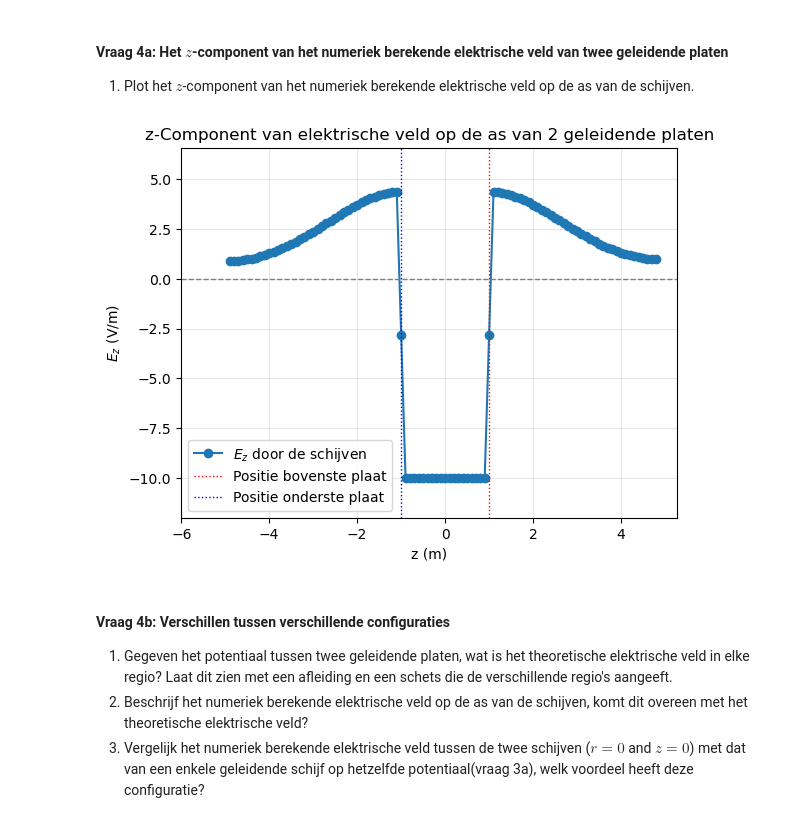
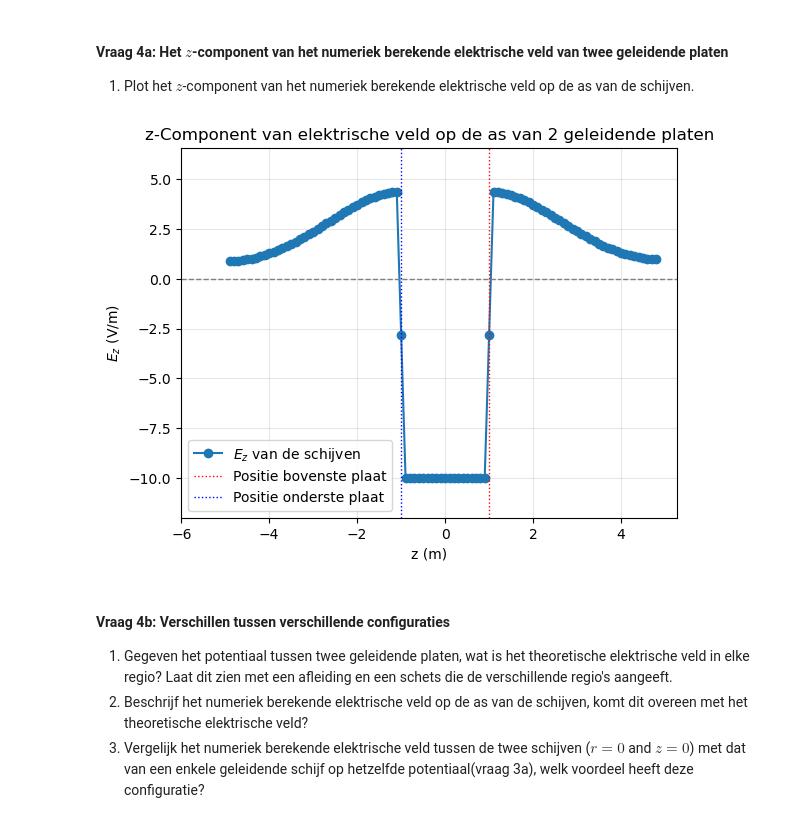
Before and after one commit to AnnetMoeleker/opdrachten-DEF-D, a Jupyter notebook: DigitaleOntwerpopdrachten/1CondensatorOpdracht/CondensatorOntwerpopdracht.ipynb, the cells around one changed output. Saved outputs shown, nothing was run; the diff lists cells and outputs as text; code cells hidden in the pictures.

```diff
--- a/DigitaleOntwerpopdrachten/1CondensatorOpdracht/CondensatorOntwerpopdracht.ipynb
+++ b/DigitaleOntwerpopdrachten/1CondensatorOpdracht/CondensatorOntwerpopdracht.ipynb
@@ -580,27 +575,25 @@ plot_results_disk(Ez, Er, normE, V, r, z, grid_step, disk_radius, z_pos_disk1, z
 # %%
 #4a
 # Neem de as als de r-waarde die het dichtst bij 0 ligt
 idx_r_axis = np.argmin(np.abs(r_for_E))
 Ez_on_axis = Ez[:, idx_r_axis]
 
 #grafiek
 plt.figure()
 plt.xlim(-6, 1.1*max(z_for_E))
 plt.ylim(1.2*min(Ez_on_axis), 1.5*max(Ez_on_axis))
 plt.xlabel('z (m)')
 plt.ylabel(r'$E_z$ (V/m)')
 plt.title('z-Component van elektrische veld op de as van 2 geleidende platen')
-
-plt.plot(z_for_E, Ez_on_axis, 'o-', label='$E_z$ door de schijven')
+plt.plot(z_for_E, Ez_on_axis, 'o-', label='$E_z$ van de schijven')
 plt.axhline(0, color='gray', linestyle='--', linewidth=1) #horizontale lijn bij E=0
 plt.axvline(z_pos_disk1, color='red', linestyle=':', linewidth=1, label='Positie bovenste plaat') #verticale lijn bovenste plaat
 plt.axvline(z_pos_disk2, color='blue', linestyle=':', linewidth=1, label='Positie onderste plaat') #verticale lijn onderste plaat
-
 plt.legend(loc='lower left')
 plt.grid(alpha=0.3)
 plt.show()
 # %% [output]
-[figure, old version]
+[figure, new version]
 # %% [markdown]
 #### Vraag 4b: Verschillen tussen verschillende configuraties
 
```
Also changed, not shown: parts of 20 cells of this notebook, 1 other file.
